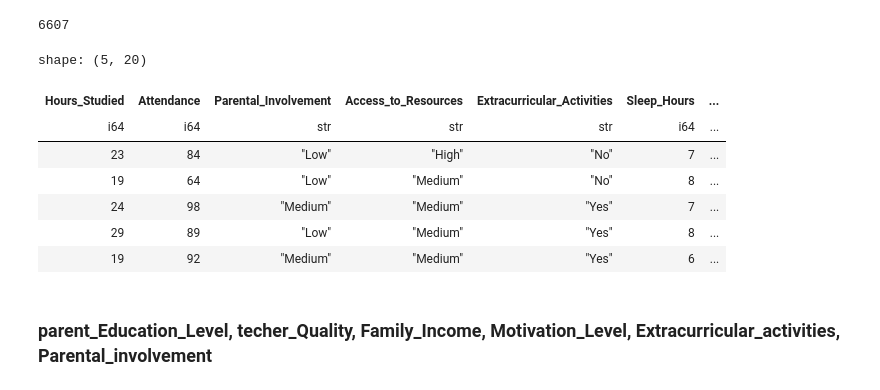
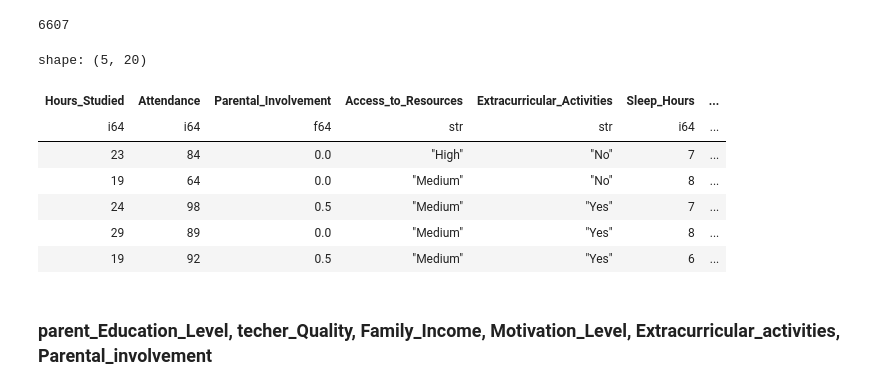
Before and after one commit to matsern27/ReLuLearning, a Jupyter notebook: watch.ipynb, the cells around one changed output. Saved outputs shown, nothing was run; the diff lists cells and outputs as text; code cells hidden in the pictures.

```diff
--- a/watch.ipynb
+++ b/watch.ipynb
@@ -2,26 +2,40 @@
 import polars as pl
 import seaborn as sns
 import matplotlib.pyplot as plt
-# %%
-df = pl.read_csv('data/StudentPerformanceFactors.csv')
-
-display(len(df))
-display(df.head())
-df = df.with_columns(
-    pl.when(pl.col("Parental_Involvement") == "High").then(1)
-    .when(pl.col("Parental_Involvement") == "Medium").then(0.5)
-    .when(pl.col("Parental_Involvement") == "Low").then(0)
-    .otherwise(None)
-    .alias("Parental_Involvement") )
-# %% [output]
-6607
-shape: (5, 20)
-| Hours_Studied | Attendance | Parental_Involvement | Access_to_Resources | Extracurricular_Activities | Sleep_Hours | ... |
-| i64 | i64 | str | str | str | i64 | ... |
-| 23 | 84 | "Low" | "High" | "No" | 7 | ... |
-| 19 | 64 | "Low" | "Medium" | "No" | 8 | ... |
-| 24 | 98 | "Medium" | "Medium" | "Yes" | 7 | ... |
-| 29 | 89 | "Low" | "Medium" | "Yes" | 8 | ... |
-| 19 | 92 | "Medium" | "Medium" | "Yes" | 6 | ... |
+# %%
+df = pl.read_csv('data/StudentPerformanceFactors.csv')
+
+display(len(df))
+df = df.with_columns(
+    pl.when(pl.col("Parental_Involvement") == "High").then(1)
+    .when(pl.col("Parental_Involvement") == "Medium").then(0.5)
+    .when(pl.col("Parental_Involvement") == "Low").then(0)
+    .otherwise(None)
+    .alias("Parental_Involvement") )
+
+df = df.with_columns(pl.when(pl.col('Learning_Disabilities') == 'yes').then(1).otherwise(0).alias('Learning_Disabilities'))
+df = df.with_columns(pl.when(pl.col('Family_Income') == 'Low').then(0).when(pl.col('Family_Income') == 'High').then(1).otherwise(0.5).alias('Family_Income'))
+df = df.with_columns(pl.when(pl.col('Motivation_Level') == 'Low').then(0).when(pl.col('Motivation_Level') == 'High').then(1).otherwise(0.5).alias('Motivation_Level'))
+
+df = df.with_columns(pl.when(pl.col('Parental_Education_Level') == None).then(0).when(pl.col('Parental_Education_Level') == 'College').then(0.5).otherwise(1).alias('Parental_Education_Level'))
+df = df.with_columns(pl.when(pl.col('Gender') == 'Male').then(0).otherwise(1).alias('Gender'))
+df = df.with_columns(pl.when(pl.col('School_Type') == 'Public').then(0).otherwise(1).alias('School_Type'))
+df = df.with_columns(pl.when(pl.col('Teacher_Quality') == 'Medium').then(0.5).when(pl.col('Teacher_Quality') == "High").then(1).otherwise(0).alias('Teacher_Quality'))
+df = df.with_columns(pl.when(pl.col('Extracurricular_Activities') == 'yes').then(1).otherwise(0).alias('Extracurricular_Activities'))
+df = df.with_columns(pl.when(pl.col('Access_to_Resources') == 'Medium').then(0.5).when(pl.col('Access_to_Resources') == "High").then(1).otherwise(0).alias('Access_to_Resources'))
+df = df.with_columns(pl.when(pl.col('Peer_Influence') == 'Positive').then(1).otherwise(0).alias('Peer_Influence'))
+df = df.with_columns(pl.when(pl.col('Internet_Access') == 'Yes').then(1).otherwise(0).alias('Internet_Access'))
+df = df.with_columns(pl.when(pl.col('Distance_from_Home') == 'Near').then(1).when(pl.col('Distance_from_Home') == 'Moderate').then(0.5).otherwise(0).alias('Distance_from_Home'))
+df.head()
+# %% [output]
+6607
+shape: (5, 20)
+| Hours_Studied | Attendance | Parental_Involvement | Access_to_Resources | Extracurricular_Activities | Sleep_Hours | ... |
+| i64 | i64 | f64 | str | str | i64 | ... |
+| 23 | 84 | 0.0 | "High" | "No" | 7 | ... |
+| 19 | 64 | 0.0 | "Medium" | "No" | 8 | ... |
+| 24 | 98 | 0.5 | "Medium" | "Yes" | 7 | ... |
+| 29 | 89 | 0.0 | "Medium" | "Yes" | 8 | ... |
+| 19 | 92 | 0.5 | "Medium" | "Yes" | 6 | ... |
 # %% [markdown]
 ### parent_Education_Level, techer_Quality, Family_Income, Motivation_Level, Extracurricular_activities, Parental_involvement
```
Also changed, not shown: parts of 10 cells of this notebook.
